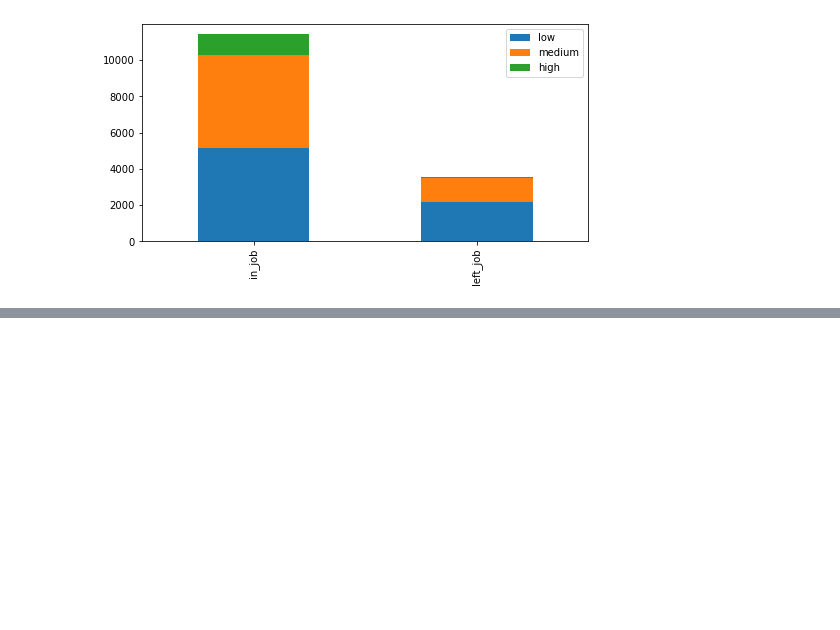
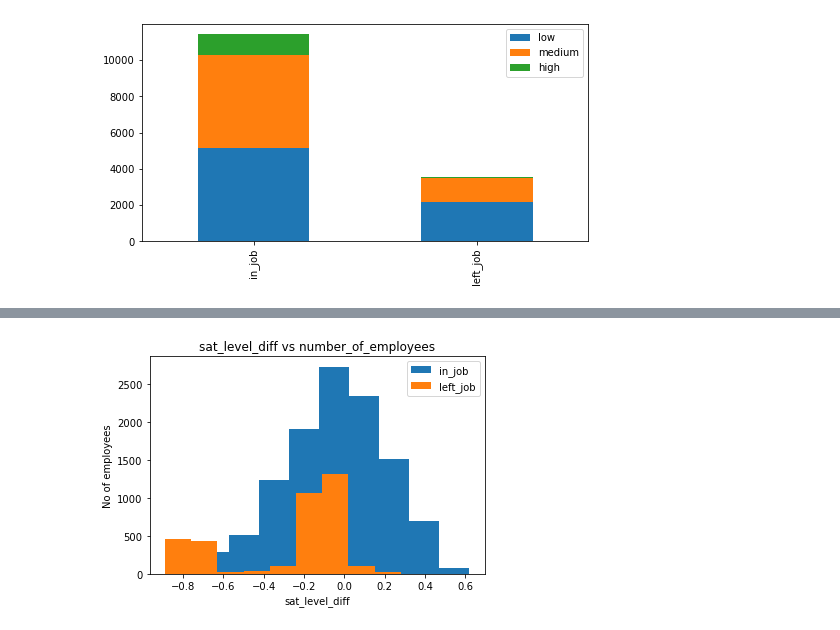
Before and after one commit to 13nithinvk13/emp_att, a Jupyter notebook: Employee_attrition.ipynb, the cells around one changed output, grey strips where cells are left out. Cells and saved outputs as stored; diff of their text form; code cells hidden in the pictures; blank space fills up the shorter version.

```diff
--- a/Employee_attrition.ipynb
+++ b/Employee_attrition.ipynb
@@ -187,0 +195,11 @@ emp_features.head(1)
+# %%
+# Feature Scaling
+
+# SATISFACTION LEVEL
+# Creating new feature sat_level_diff as a difference of satisfaction_level and last_evaluation
+
+
+full_emp['sat_level_diff'] =  full_emp['satisfaction_level'] - full_emp['last_evaluation']
+hg('sat_level_diff')
+# %% [output]
+[figure, added]
```
Also changed, not shown: parts of 45 cells of this notebook.
